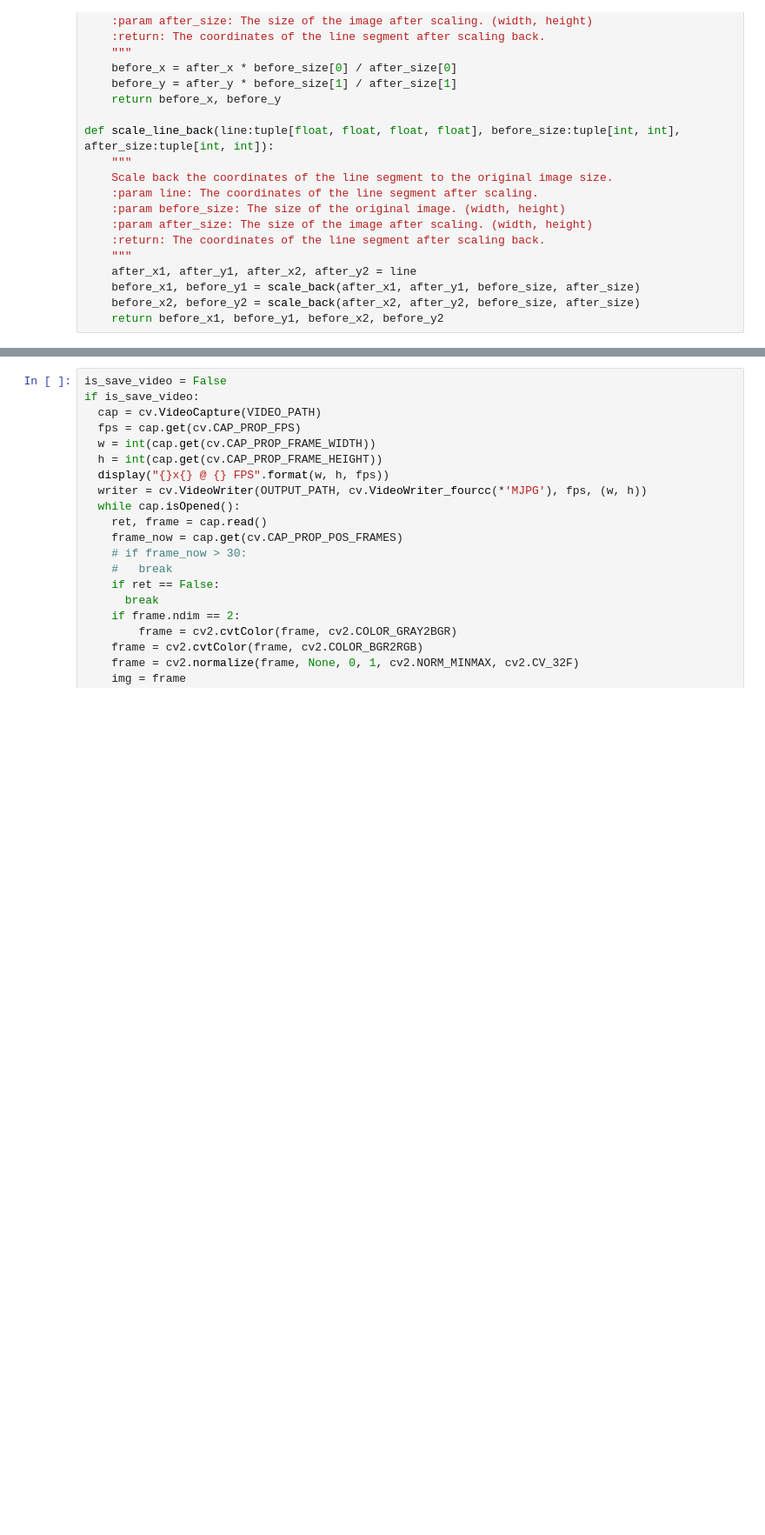
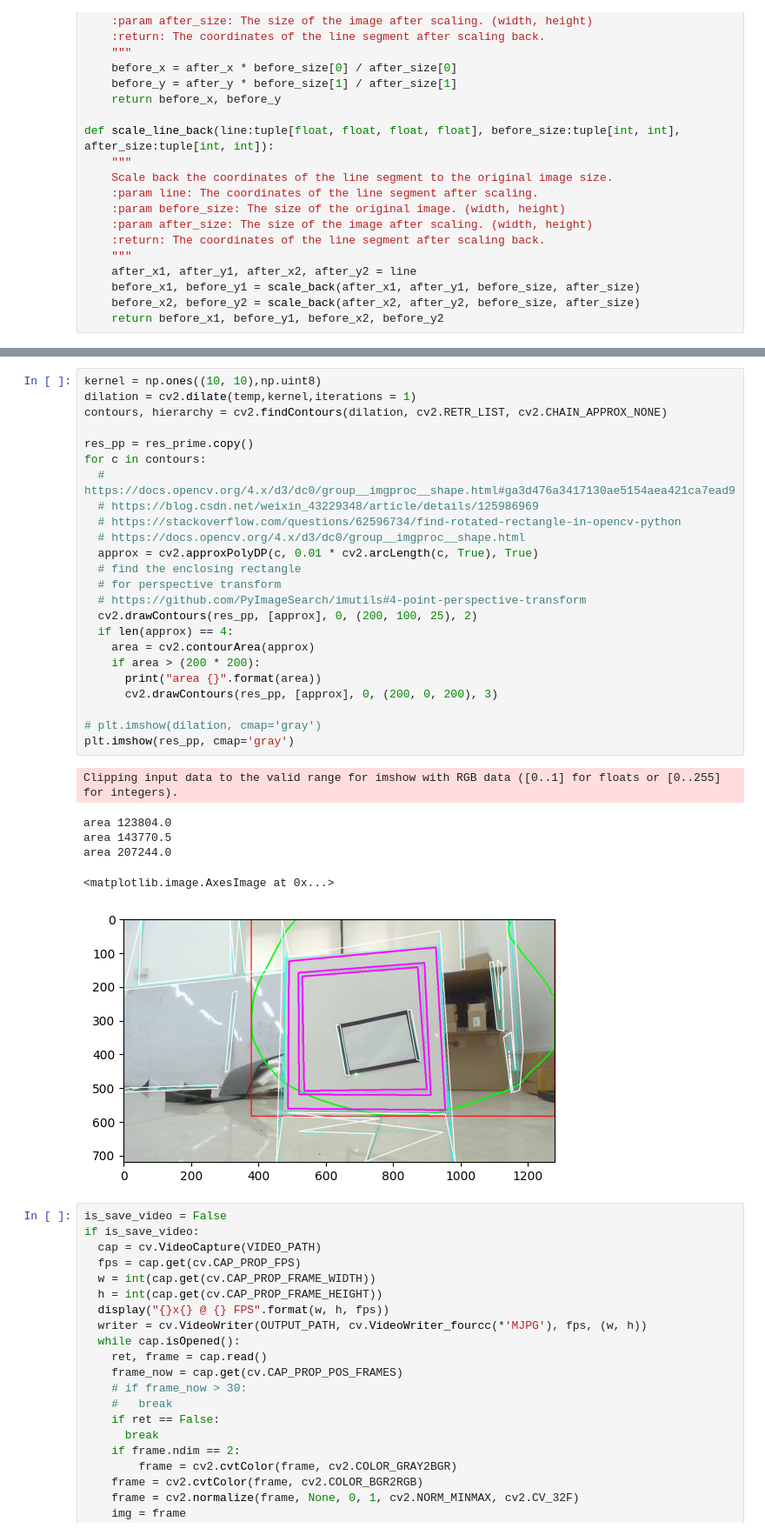
Before and after one commit to HQU-gxy/NUEDC_2023_E_snippet, a Jupyter notebook: depth.ipynb, the cells around one changed output, grey strips where cells are left out. Shown at 87% size. Cells and saved outputs as stored; diff of their text form; blank space fills up the shorter version.

```diff
--- a/depth.ipynb
+++ b/depth.ipynb
@@ -167,3 +168,34 @@ Clipping input data to the valid range for imshow with RGB data ([0..1] for floa
+# %%
+kernel = np.ones((10, 10),np.uint8)
+dilation = cv2.dilate(temp,kernel,iterations = 1)
+contours, hierarchy = cv2.findContours(dilation, cv2.RETR_LIST, cv2.CHAIN_APPROX_NONE)
+
+res_pp = res_prime.copy()
+for c in contours:
+  # https://docs.opencv.org/4.x/d3/dc0/group__imgproc__shape.html#ga3d476a3417130ae5154aea421ca7ead9
+  # https://blog.csdn.net/weixin_43229348/article/details/125986969
+  # https://stackoverflow.com/questions/62596734/find-rotated-rectangle-in-opencv-python
+  # https://docs.opencv.org/4.x/d3/dc0/group__imgproc__shape.html
+  approx = cv2.approxPolyDP(c, 0.01 * cv2.arcLength(c, True), True)
+  # find the enclosing rectangle
+  # for perspective transform
+  # https://github.com/PyImageSearch/imutils#4-point-perspective-transform
+  cv2.drawContours(res_pp, [approx], 0, (200, 100, 25), 2)
+  if len(approx) == 4:
+    area = cv2.contourArea(approx)
+    if area > (200 * 200):
+      print("area {}".format(area))
+      cv2.drawContours(res_pp, [approx], 0, (200, 0, 200), 3)
+
+# plt.imshow(dilation, cmap='gray')
+plt.imshow(res_pp, cmap='gray')
+# %% [output]
+Clipping input data to the valid range for imshow with RGB data ([0..1] for floats or [0..255] for integers).
+area 123804.0
+area 143770.5
+area 207244.0
+<matplotlib.image.AxesImage at 0x...>
+[figure, added]
 # %%
 is_save_video = False
 if is_save_video:
```
Also changed, not shown: parts of 5 cells of this notebook.
